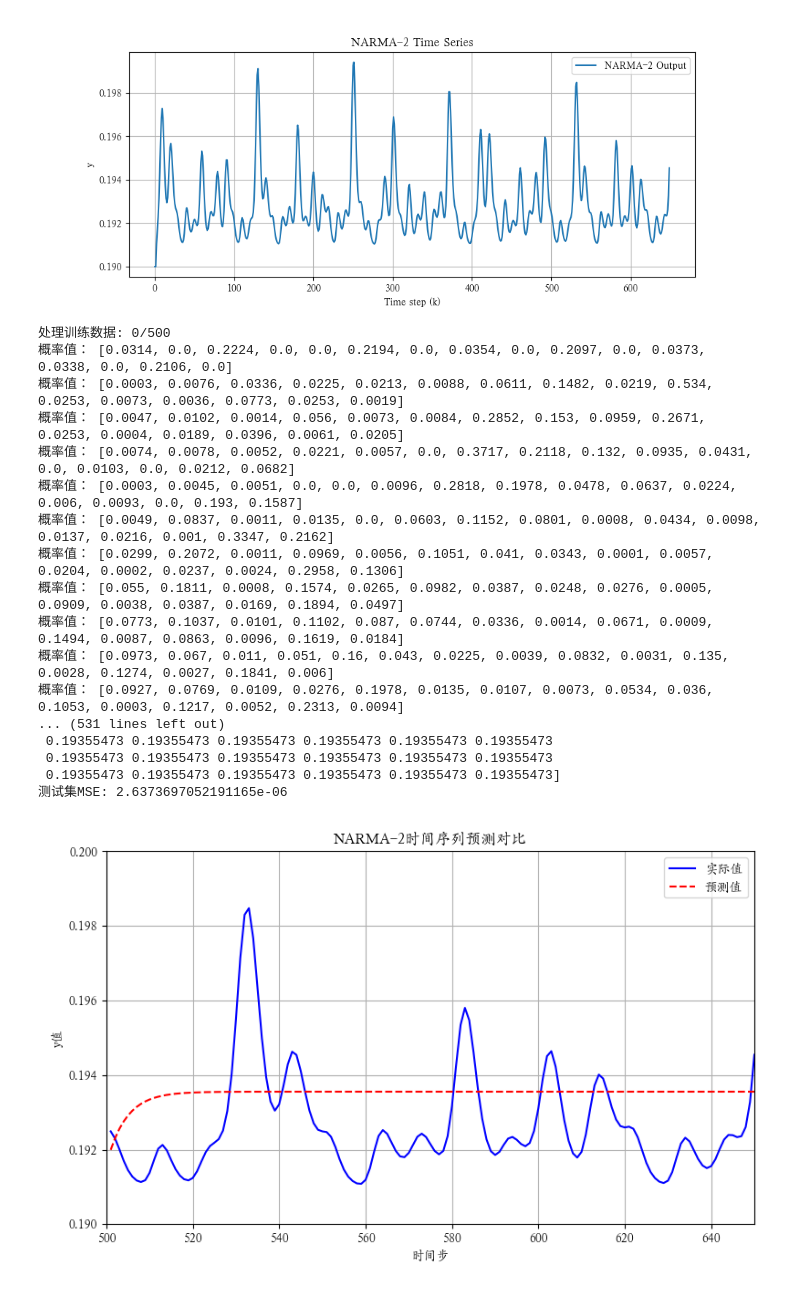
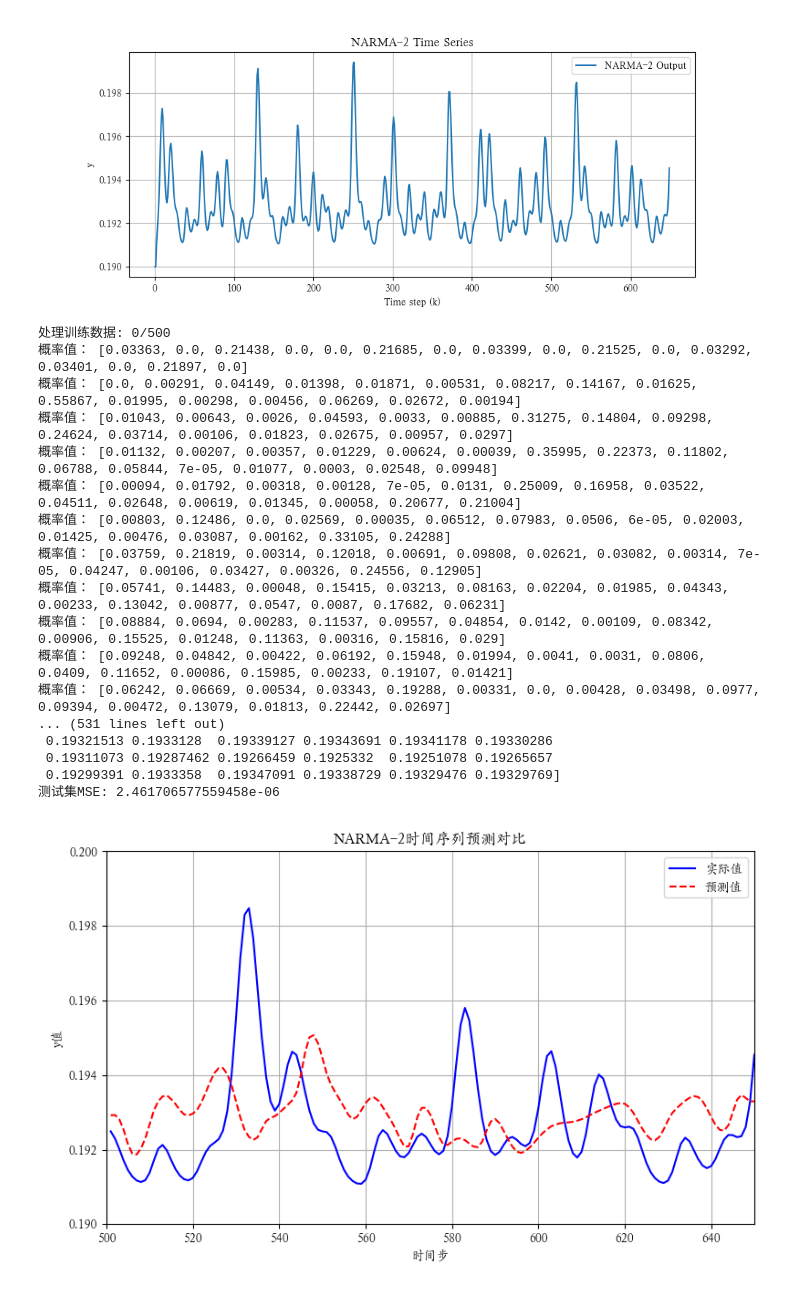
Before and after one commit to yyd6190/QRC_project1, a Jupyter notebook: 4q-v.ipynb, the cells around one changed output. Saved outputs shown, nothing was run; the diff lists cells and outputs as text; code cells hidden in the pictures.

```diff
--- a/4q-v.ipynb
+++ b/4q-v.ipynb
@@ -87,7 +87,7 @@ for i in range(500):
     # 分配量子比特和经典比特
     qubits = qvm.qAlloc_many(n_qubits)
     cbits = qvm.cAlloc_many(n_cbits)
-    shots = 10000
+    shots = 100000
     # 构建量子程序
     prog = QProg()
     circuit = QCircuit()
@@ -194,7 +194,7 @@ for i in range(150):
     # 分配量子比特和经典比特
     qubits = qvm.qAlloc_many(n_qubits)
     cbits = qvm.cAlloc_many(n_cbits)
-    shots = 10000
+    shots = 100000
 
     # 构建量子程序
     prog = QProg()
@@ -247,46 +247,46 @@ np.save('/Users/dyy/github/QRC_project1/quantum_predictions.npy', predictions)
 np.save('/Users/dyy/github/QRC_project1/actual_values.npy', test_data)
 
 # 修改后的绘图代码（仅展示一维对比）
 plt.figure(figsize=(8, 5))
 
 # 生成时间步坐标（测试集从501到650）
 time_steps = range(501, 651)
 
 # 绘制实际值和预测值对比
 plt.plot(time_steps, test_data, 'b-', linewidth=1.5, label='实际值')
 plt.plot(time_steps, predictions, 'r--', linewidth=1.5, label='预测值')
 
 # 添加图注和标签
 plt.title('NARMA-2时间序列预测对比')
 plt.xlabel('时间步')
 plt.ylabel('y值')
 plt.legend()
 plt.grid(True)
 
 # 调整坐标轴范围
 plt.xlim(500, 650)
 plt.ylim(0.19, 0.2)  # 仅显示0.19到0.2区间
 
 # 保存并显示图像
 plt.tight_layout()
 plt.savefig('/Users/dyy/github/QRC_project1/narma_prediction_comparison.png')
 plt.show()
 # %% [output]
 处理训练数据: 0/500
-概率值： [0.0314, 0.0, 0.2224, 0.0, 0.0, 0.2194, 0.0, 0.0354, 0.0, 0.2097, 0.0, 0.0373, 0.0338, 0.0, 0.2106, 0.0]
-概率值： [0.0003, 0.0076, 0.0336, 0.0225, 0.0213, 0.0088, 0.0611, 0.1482, 0.0219, 0.534, 0.0253, 0.0073, 0.0036, 0.0773, 0.0253, 0.0019]
-概率值： [0.0047, 0.0102, 0.0014, 0.056, 0.0073, 0.0084, 0.2852, 0.153, 0.0959, 0.2671, 0.0253, 0.0004, 0.0189, 0.0396, 0.0061, 0.0205]
-概率值： [0.0074, 0.0078, 0.0052, 0.0221, 0.0057, 0.0, 0.3717, 0.2118, 0.132, 0.0935, 0.0431, 0.0, 0.0103, 0.0, 0.0212, 0.0682]
-概率值： [0.0003, 0.0045, 0.0051, 0.0, 0.0, 0.0096, 0.2818, 0.1978, 0.0478, 0.0637, 0.0224, 0.006, 0.0093, 0.0, 0.193, 0.1587]
-概率值： [0.0049, 0.0837, 0.0011, 0.0135, 0.0, 0.0603, 0.1152, 0.0801, 0.0008, 0.0434, 0.0098, 0.0137, 0.0216, 0.001, 0.3347, 0.2162]
-概率值： [0.0299, 0.2072, 0.0011, 0.0969, 0.0056, 0.1051, 0.041, 0.0343, 0.0001, 0.0057, 0.0204, 0.0002, 0.0237, 0.0024, 0.2958, 0.1306]
-概率值： [0.055, 0.1811, 0.0008, 0.1574, 0.0265, 0.0982, 0.0387, 0.0248, 0.0276, 0.0005, 0.0909, 0.0038, 0.0387, 0.0169, 0.1894, 0.0497]
-概率值： [0.0773, 0.1037, 0.0101, 0.1102, 0.087, 0.0744, 0.0336, 0.0014, 0.0671, 0.0009, 0.1494, 0.0087, 0.0863, 0.0096, 0.1619, 0.0184]
-概率值： [0.0973, 0.067, 0.011, 0.051, 0.16, 0.043, 0.0225, 0.0039, 0.0832, 0.0031, 0.135, 0.0028, 0.1274, 0.0027, 0.1841, 0.006]
-概率值： [0.0927, 0.0769, 0.0109, 0.0276, 0.1978, 0.0135, 0.0107, 0.0073, 0.0534, 0.036, 0.1053, 0.0003, 0.1217, 0.0052, 0.2313, 0.0094]
+概率值： [0.03363, 0.0, 0.21438, 0.0, 0.0, 0.21685, 0.0, 0.03399, 0.0, 0.21525, 0.0, 0.03292, 0.03401, 0.0, 0.21897, 0.0]
+概率值： [0.0, 0.00291, 0.04149, 0.01398, 0.01871, 0.00531, 0.08217, 0.14167, 0.01625, 0.55867, 0.01995, 0.00298, 0.00456, 0.06269, 0.02672, 0.00194]
+概率值： [0.01043, 0.00643, 0.0026, 0.04593, 0.0033, 0.00885, 0.31275, 0.14804, 0.09298, 0.24624, 0.03714, 0.00106, 0.01823, 0.02675, 0.00957, 0.0297]
+概率值： [0.01132, 0.00207, 0.00357, 0.01229, 0.00624, 0.00039, 0.35995, 0.22373, 0.11802, 0.06788, 0.05844, 7e-05, 0.01077, 0.0003, 0.02548, 0.09948]
+概率值： [0.00094, 0.01792, 0.00318, 0.00128, 7e-05, 0.0131, 0.25009, 0.16958, 0.03522, 0.04511, 0.02648, 0.00619, 0.01345, 0.00058, 0.20677, 0.21004]
+概率值： [0.00803, 0.12486, 0.0, 0.02569, 0.00035, 0.06512, 0.07983, 0.0506, 6e-05, 0.02003, 0.01425, 0.00476, 0.03087, 0.00162, 0.33105, 0.24288]
+概率值： [0.03759, 0.21819, 0.00314, 0.12018, 0.00691, 0.09808, 0.02621, 0.03082, 0.00314, 7e-05, 0.04247, 0.00106, 0.03427, 0.00326, 0.24556, 0.12905]
+概率值： [0.05741, 0.14483, 0.00048, 0.15415, 0.03213, 0.08163, 0.02204, 0.01985, 0.04343, 0.00233, 0.13042, 0.00877, 0.0547, 0.0087, 0.17682, 0.06231]
+概率值： [0.08884, 0.0694, 0.00283, 0.11537, 0.09557, 0.04854, 0.0142, 0.00109, 0.08342, 0.00906, 0.15525, 0.01248, 0.11363, 0.00316, 0.15816, 0.029]
+概率值： [0.09248, 0.04842, 0.00422, 0.06192, 0.15948, 0.01994, 0.0041, 0.0031, 0.0806, 0.0409, 0.11652, 0.00086, 0.15985, 0.00233, 0.19107, 0.01421]
+概率值： [0.06242, 0.06669, 0.00534, 0.03343, 0.19288, 0.00331, 0.0, 0.00428, 0.03498, 0.0977, 0.09394, 0.00472, 0.13079, 0.01813, 0.22442, 0.02697]
 ... (531 lines left out)
- 0.19355473 0.19355473 0.19355473 0.19355473 0.19355473 0.19355473
- 0.19355473 0.19355473 0.19355473 0.19355473 0.19355473 0.19355473
- 0.19355473 0.19355473 0.19355473 0.19355473 0.19355473 0.19355473]
-测试集MSE: 2.6373697052191165e-06
+ 0.19321513 0.1933128  0.19339127 0.19343691 0.19341178 0.19330286
+ 0.19311073 0.19287462 0.19266459 0.1925332  0.19251078 0.19265657
+ 0.19299391 0.1933358  0.19347091 0.19338729 0.19329476 0.19329769]
+测试集MSE: 2.461706577559458e-06
-[figure, old version]
+[figure, new version]
```
Also changed, not shown: 2 other files.
